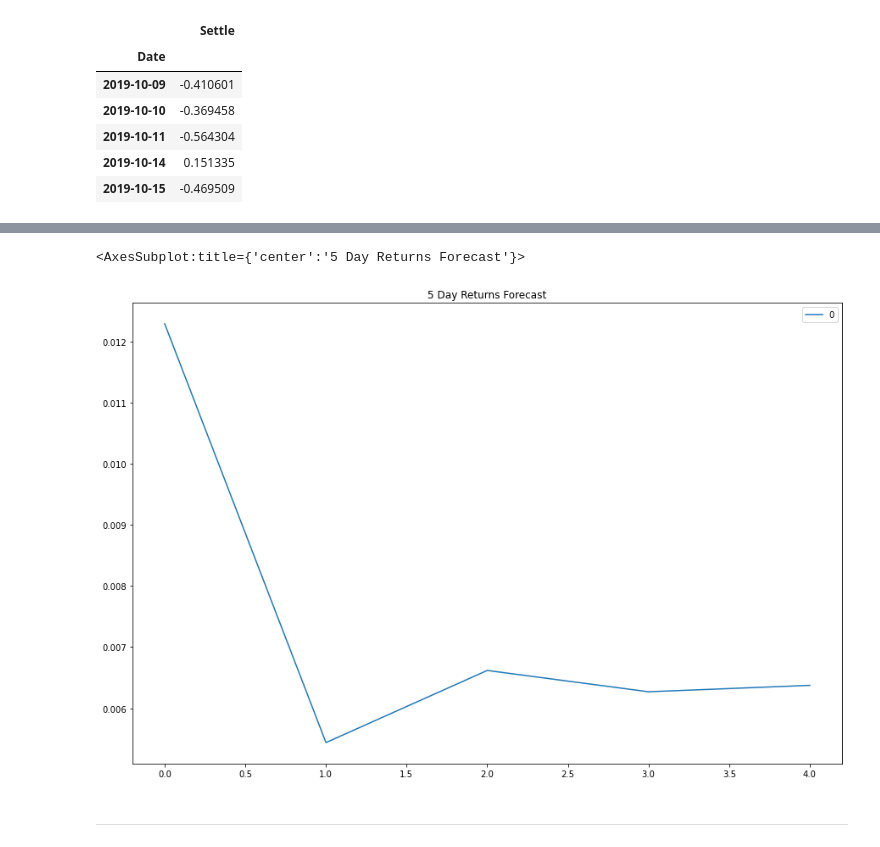
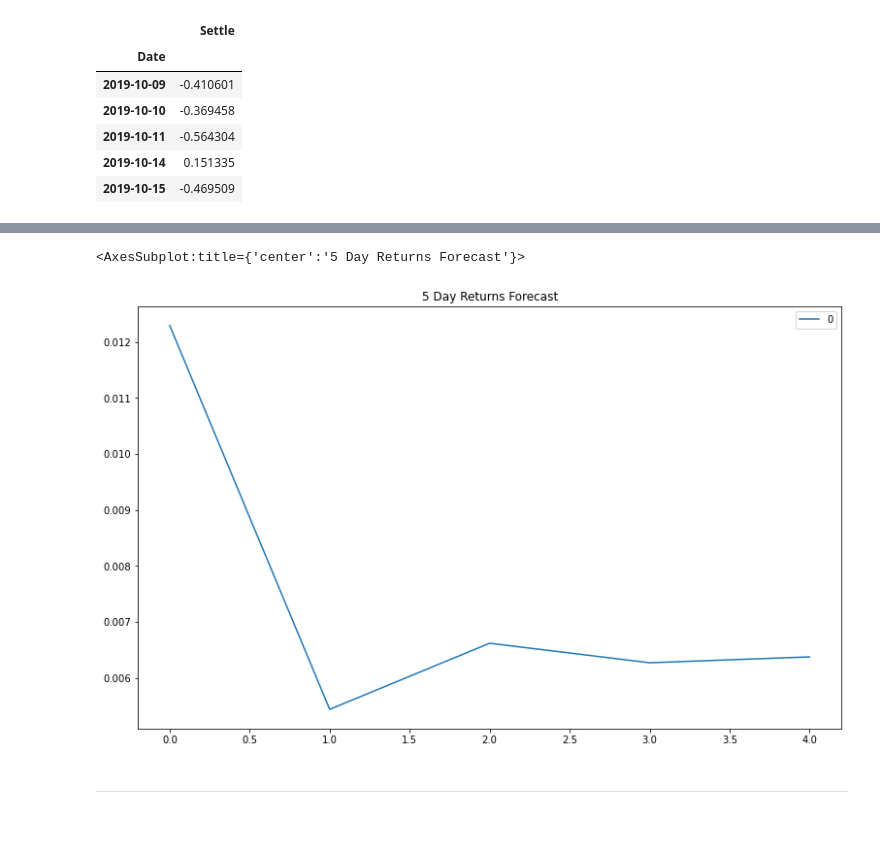
Before and after one commit to anjanamin/Time_Series, a Jupyter notebook: time_series_analysis.ipynb, the cells around one changed output, grey strips where cells are left out. Saved outputs shown, nothing was run; the diff lists cells and outputs as text; code cells hidden in the pictures.

```diff
--- a/time_series_analysis.ipynb
+++ b/time_series_analysis.ipynb
@@ -147,11 +166,11 @@ Roots
 # %%
 # Plot the 5 Day Returns Forecast
 pd.DataFrame(arma_results.forecast(steps=5)[0]).plot(
-    figsize=(15,10),
+    figsize=(13,8),
     title="5 Day Returns Forecast")
 # %% [output]
 <AxesSubplot:title={'center':'5 Day Returns Forecast'}>
-[figure, old version]
+[figure, new version]
 # %% [markdown]
 ---
 # %% [markdown]
```
Also changed, not shown: parts of 10 cells of this notebook, 2 other files.
